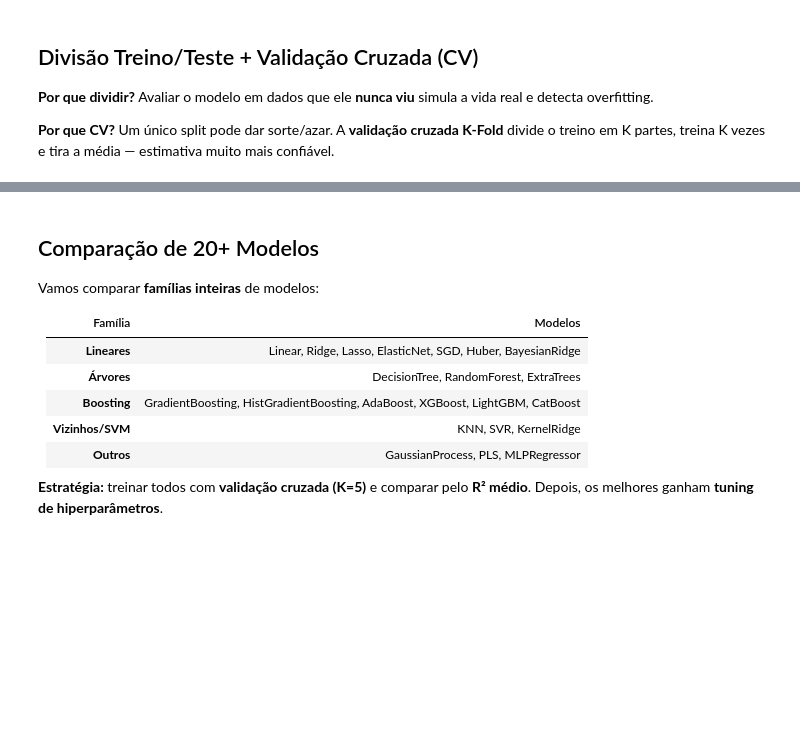
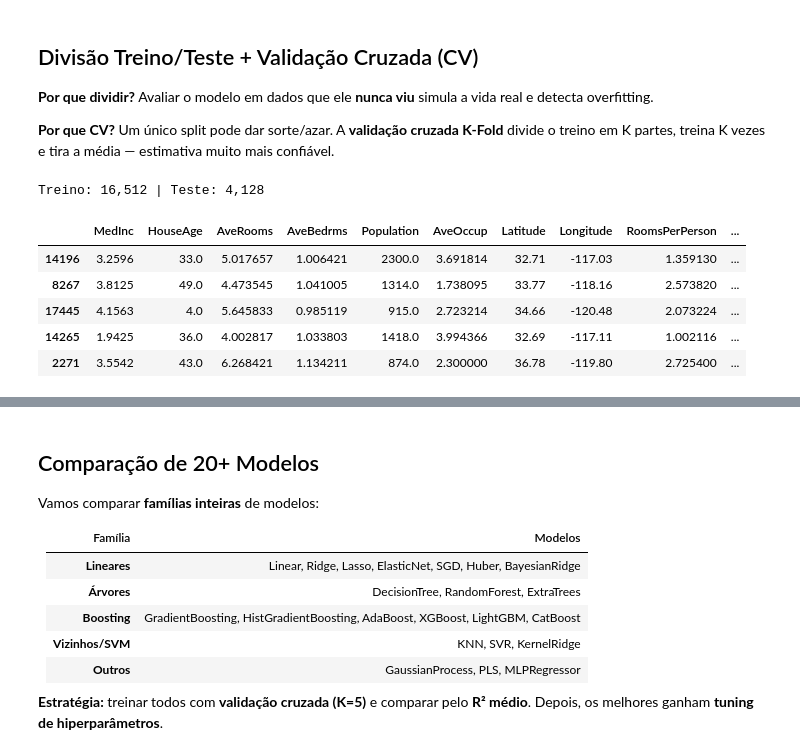
Before and after one commit to lfcalabria/aprendizado, a Jupyter notebook: Códigos/regressao.ipynb, the cells around one changed output, grey strips where cells are left out. Cells and saved outputs as stored; diff of their text form; code cells hidden in the pictures; blank space fills up the shorter version.

```diff
--- a/Códigos/regressao.ipynb
+++ b/Códigos/regressao.ipynb
@@ -764,3 +792,12 @@ simula a vida real e detecta overfitting.
 **Por que CV?** Um único split pode dar sorte/azar. A **validação
 cruzada K-Fold** divide o treino em K partes, treina K vezes e tira a
 média — estimativa muito mais confiável.
+# %%
+# Split estratificado não se aplica a regressão — usamos split simples
+X_train, X_test, y_train, y_test = train_test_split(
+    X, y, test_size=0.2, random_state=42
+)
+
+print(f"Treino: {X_train.shape[0]:,} | Teste: {X_test.shape[0]:,}")
+# %% [output]
+Treino: 16,512 | Teste: 4,128
@@ -766,0 +809,9 @@ média — estimativa muito mais confiável.
+# %%
+X_train.head()
+# %% [output]
+|  | MedInc | HouseAge | AveRooms | AveBedrms | Population | AveOccup | Latitude | Longitude | RoomsPerPerson | ... |
+| 14196 | 3.2596 | 33.0 | 5.017657 | 1.006421 | 2300.0 | 3.691814 | 32.71 | -117.03 | 1.359130 | ... |
+| 8267 | 3.8125 | 49.0 | 4.473545 | 1.041005 | 1314.0 | 1.738095 | 33.77 | -118.16 | 2.573820 | ... |
+| 17445 | 4.1563 | 4.0 | 5.645833 | 0.985119 | 915.0 | 2.723214 | 34.66 | -120.48 | 2.073224 | ... |
+| 14265 | 1.9425 | 36.0 | 4.002817 | 1.033803 | 1418.0 | 3.994366 | 32.69 | -117.11 | 1.002116 | ... |
+| 2271 | 3.5542 | 43.0 | 6.268421 | 1.134211 | 874.0 | 2.300000 | 36.78 | -119.80 | 2.725400 | ... |
```
Also changed, not shown: parts of 16 cells of this notebook, 4 other files.
